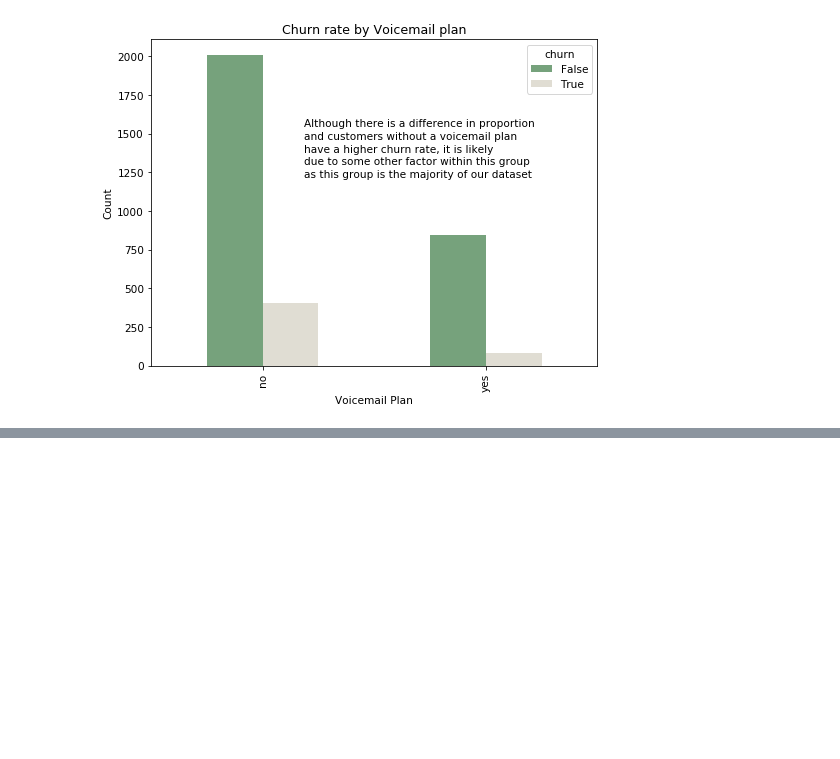
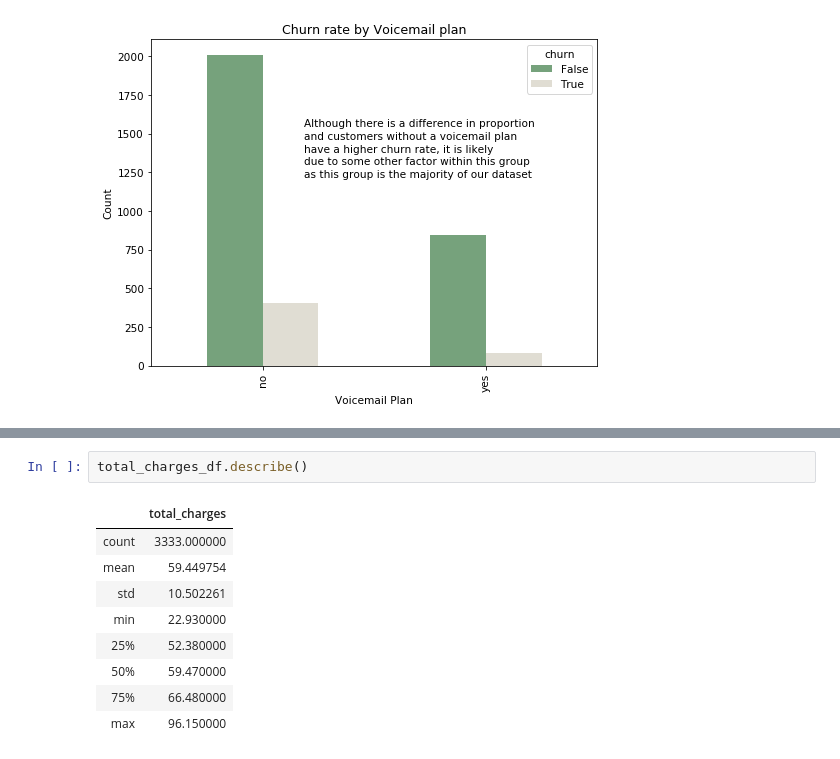
Before and after one commit to LeDorean/churn_analysis, a Jupyter notebook: notebooks/exploratory.ipynb, the cells around one changed output, grey strips where cells are left out. Saved outputs shown, nothing was run; the diff lists cells and outputs as text; blank space fills up the shorter version.

```diff
--- a/notebooks/exploratory.ipynb
+++ b/notebooks/exploratory.ipynb
@@ -215,0 +232,12 @@ plt.rcParams.update({'font.size': 10.5})
+# %%
+total_charges_df.describe()
+# %% [output]
+|  | total_charges |
+| count | 3333.000000 |
+| mean | 59.449754 |
+| std | 10.502261 |
+| min | 22.930000 |
+| 25% | 52.380000 |
+| 50% | 59.470000 |
+| 75% | 66.480000 |
+| max | 96.150000 |
```
Also changed, not shown: parts of 9 cells of this notebook.
